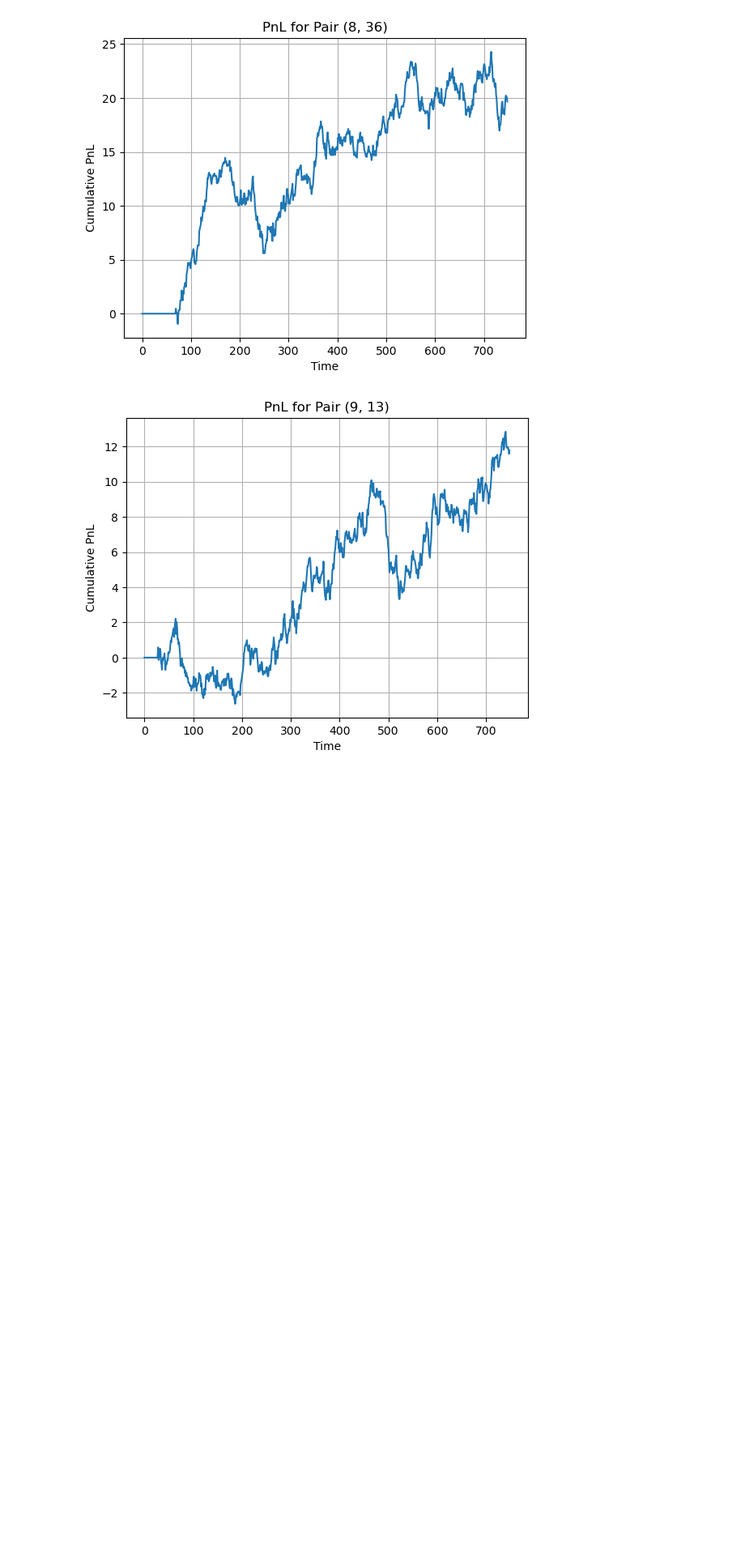
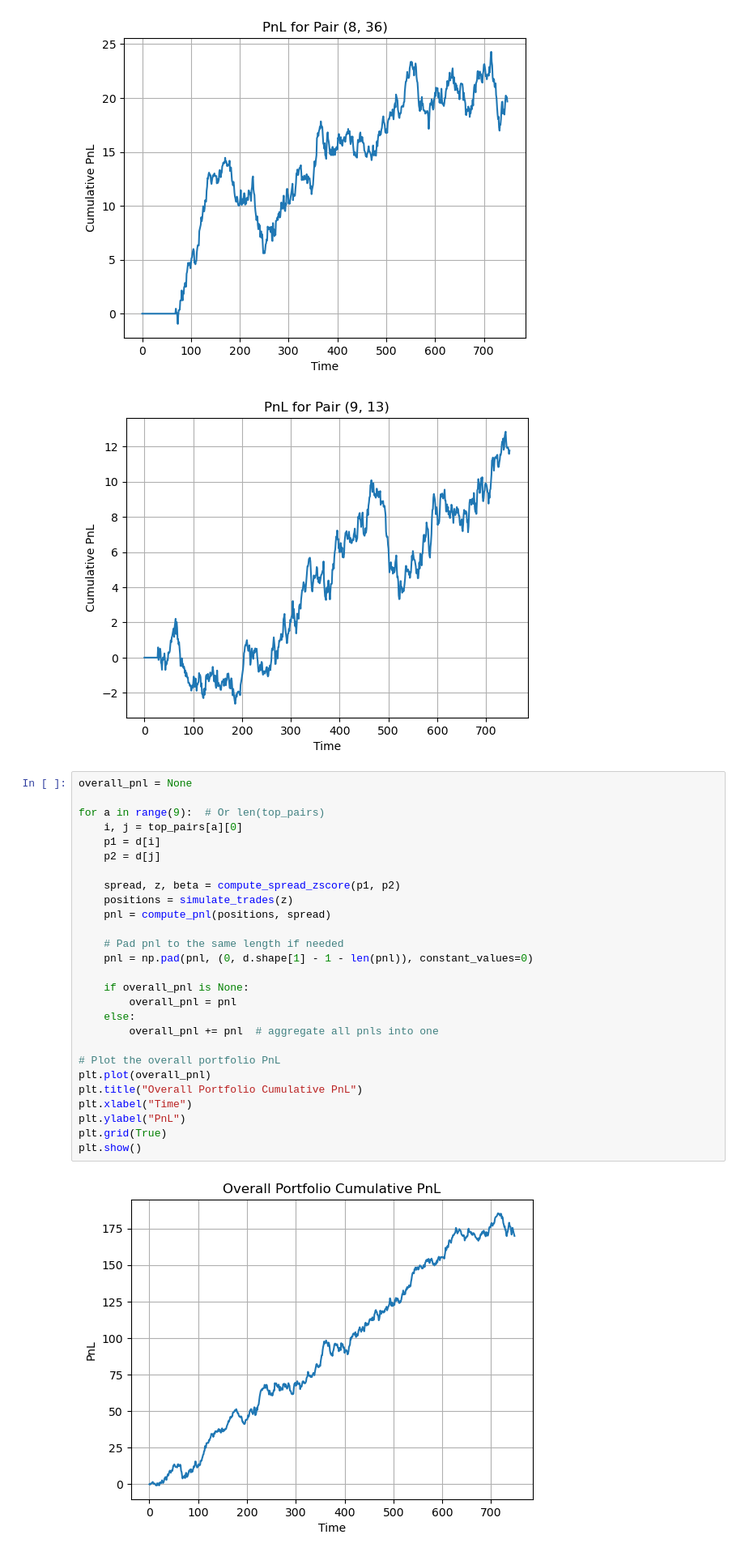
Before and after one commit to SavvyHack/algothon2025, a Jupyter notebook: Rough_Working.ipynb, the cells around one changed output. Shown at 81% size. Saved outputs shown, nothing was run; the diff lists cells and outputs as text; blank space fills up the shorter version.

```diff
--- a/Rough_Working.ipynb
+++ b/Rough_Working.ipynb
@@ -149,3 +149,32 @@ for a in range(9):
 [figure]
 [figure]
 [figure]
+# %%
+overall_pnl = None
+
+for a in range(9):  # Or len(top_pairs)
+    i, j = top_pairs[a][0]
+    p1 = d[i]
+    p2 = d[j]
+
+    spread, z, beta = compute_spread_zscore(p1, p2)
+    positions = simulate_trades(z)
+    pnl = compute_pnl(positions, spread)
+
+    # Pad pnl to the same length if needed
+    pnl = np.pad(pnl, (0, d.shape[1] - 1 - len(pnl)), constant_values=0)
+
+    if overall_pnl is None:
+        overall_pnl = pnl
+    else:
+        overall_pnl += pnl  # aggregate all pnls into one
+
+# Plot the overall portfolio PnL
+plt.plot(overall_pnl)
+plt.title("Overall Portfolio Cumulative PnL")
+plt.xlabel("Time")
+plt.ylabel("PnL")
+plt.grid(True)
+plt.show()
+# %% [output]
+[figure, added]
```
Also changed, not shown: parts of 3 cells of this notebook.
